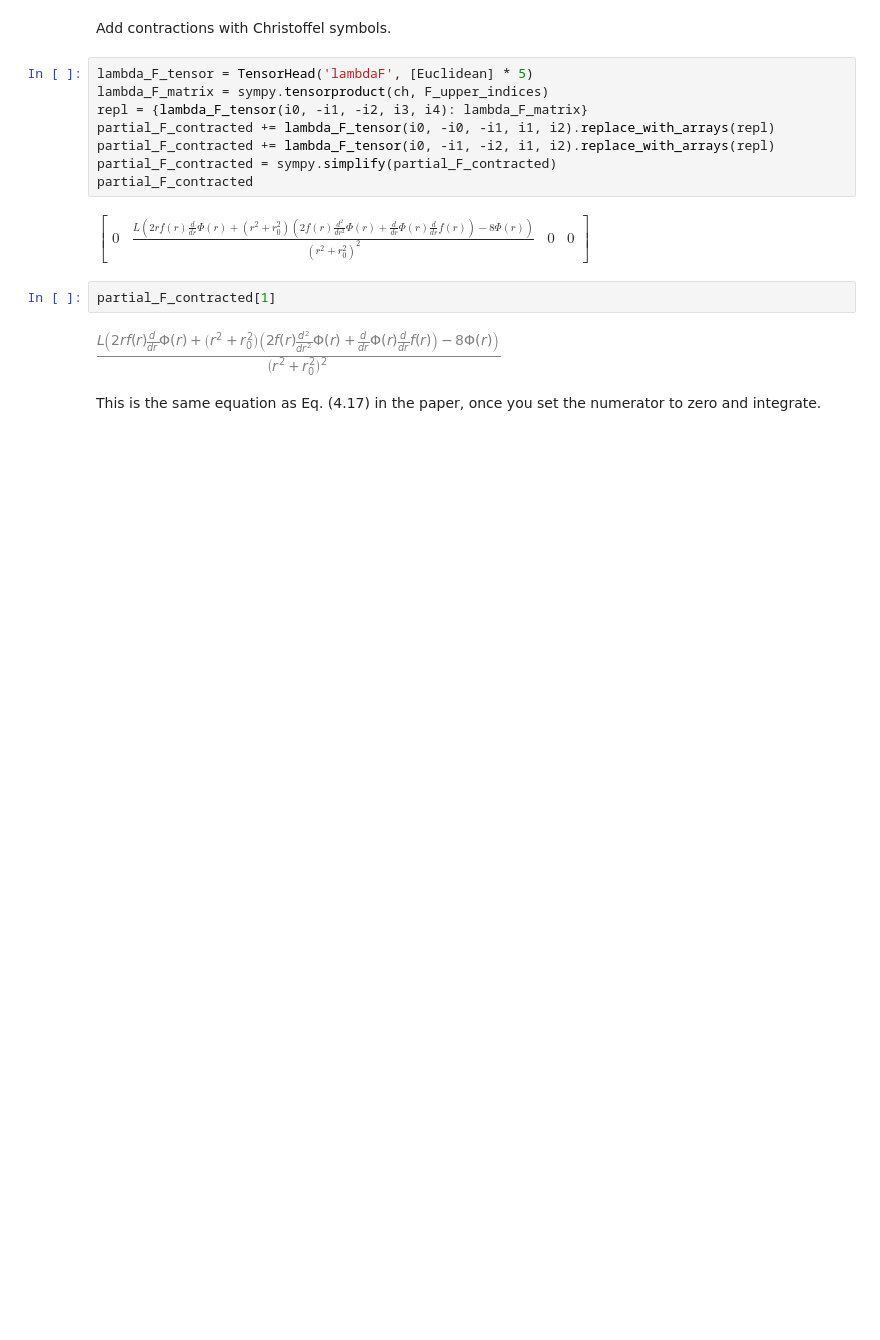
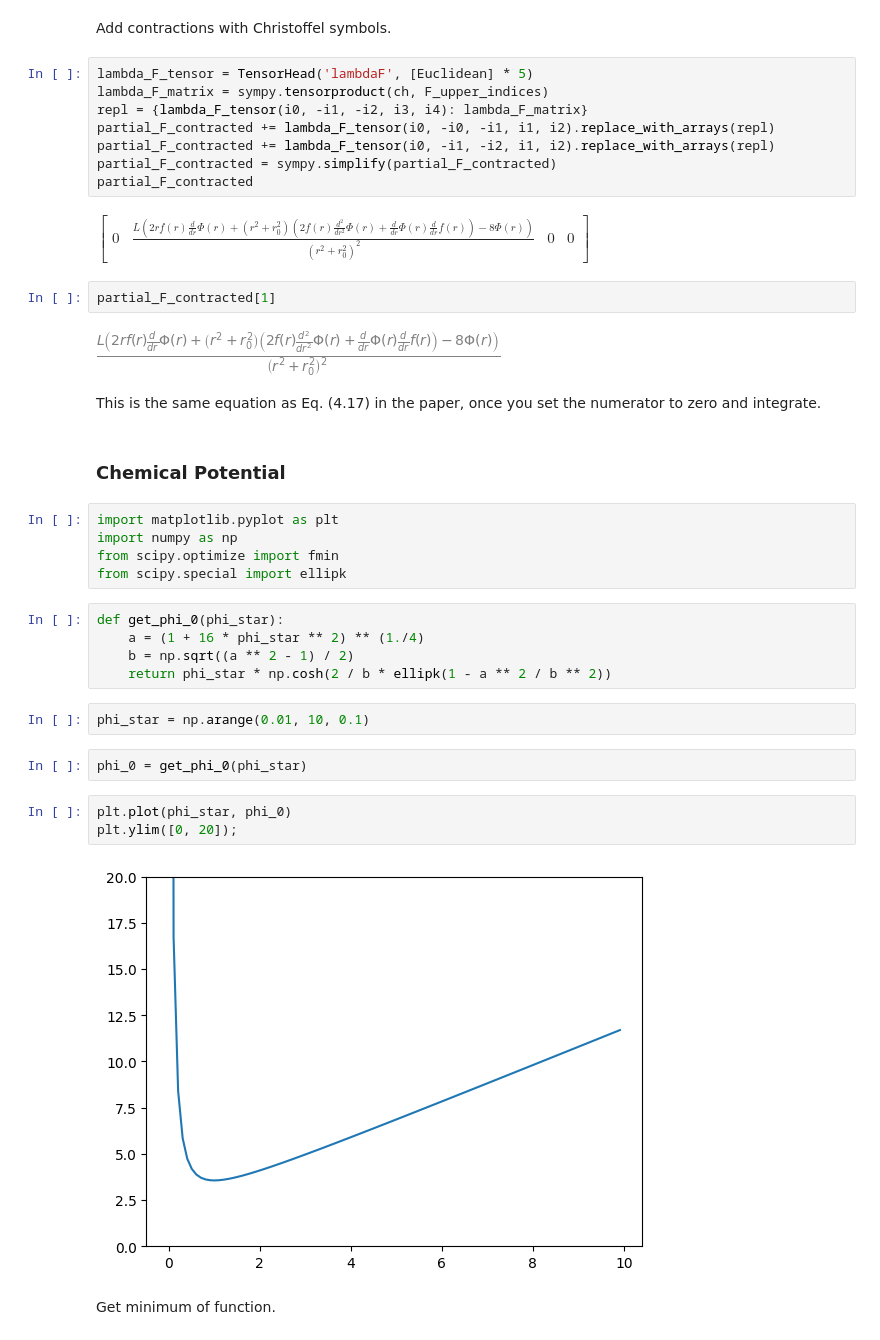
Before and after one commit to jchryssanthacopoulos/wormholes, a Jupyter notebook: einstein_maxwell_ads4_euclidean_connected.ipynb, the cells around one changed output. Drawn from its saved outputs; the diff is of its cells as text; blank space fills up the shorter version.

Commit message:
Add chemical potential solution

```diff
--- a/einstein_maxwell_ads4_euclidean_connected.ipynb
+++ b/einstein_maxwell_ads4_euclidean_connected.ipynb
@@ -178,3 +186,26 @@ partial_F_contracted[1]
 [figure]
 # %% [markdown]
 This is the same equation as Eq. (4.17) in the paper, once you set the numerator to zero and integrate.
+# %% [markdown]
+### Chemical Potential
+# %%
+import matplotlib.pyplot as plt
+import numpy as np
+from scipy.optimize import fmin
+from scipy.special import ellipk
+# %%
+def get_phi_0(phi_star):
+    a = (1 + 16 * phi_star ** 2) ** (1./4)
+    b = np.sqrt((a ** 2 - 1) / 2)
+    return phi_star * np.cosh(2 / b * ellipk(1 - a ** 2 / b ** 2))
+# %%
+phi_star = np.arange(0.01, 10, 0.1)
+# %%
+phi_0 = get_phi_0(phi_star)
+# %%
+plt.plot(phi_star, phi_0)
+plt.ylim([0, 20]);
+# %% [output]
+[figure, added]
+# %% [markdown]
+Get minimum of function.
```
Also changed, not shown: parts of 6 cells of this notebook, 1 other file.
